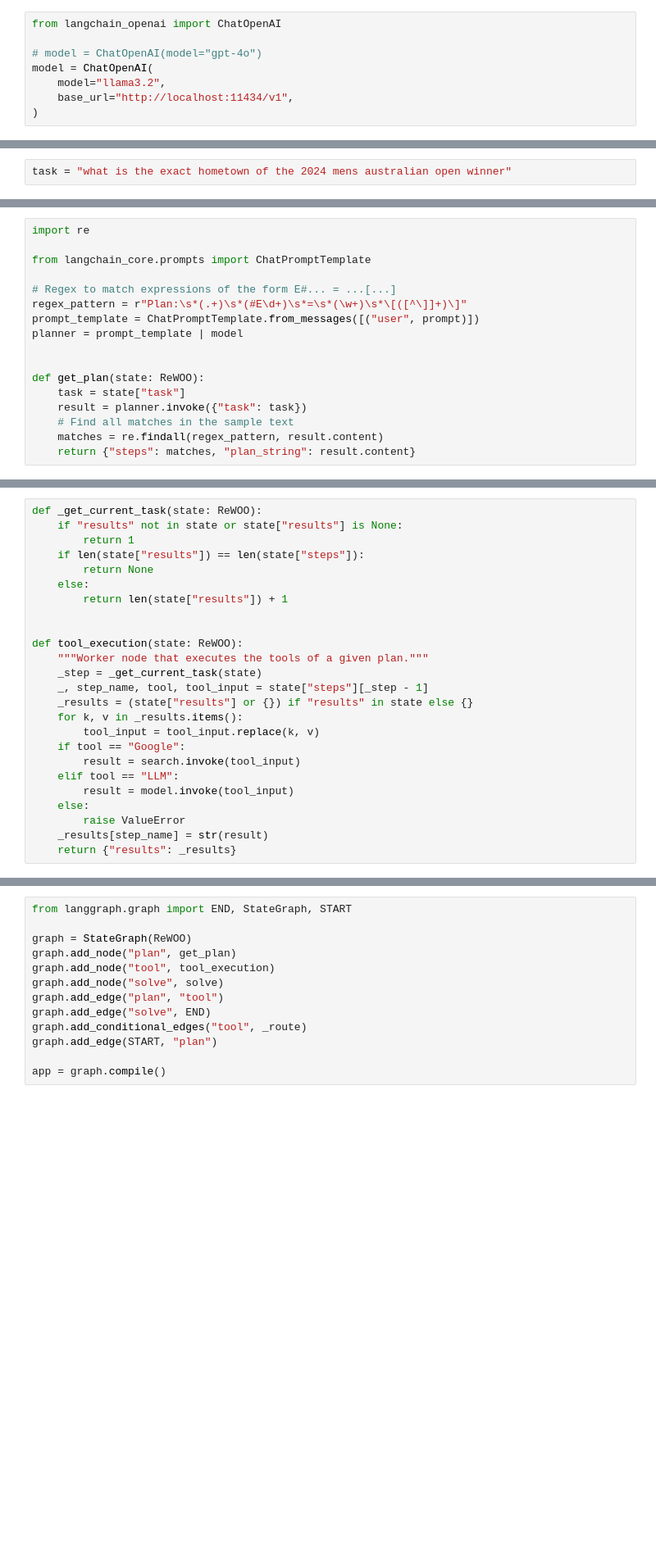
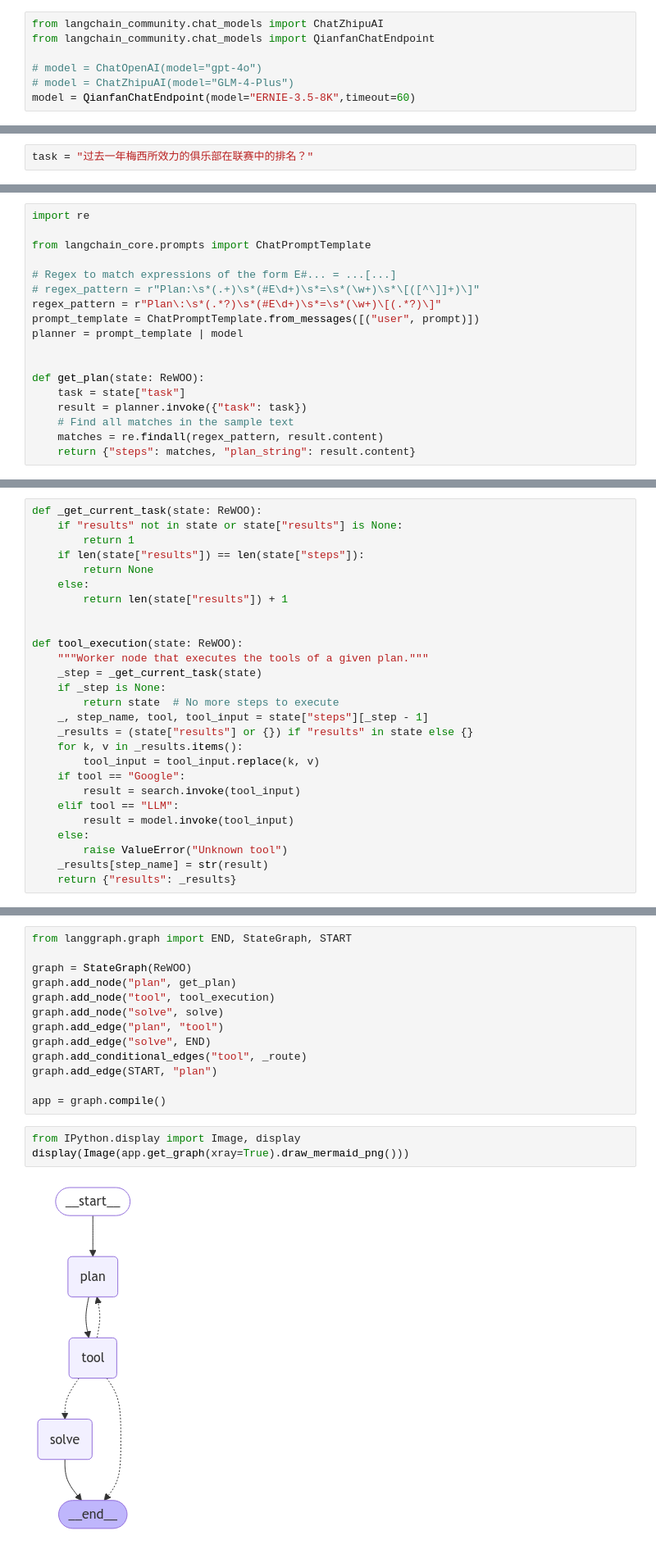
Before and after one commit to feuyeux/hello-langgraph, a Jupyter notebook: rewoo.ipynb, the cells around one changed output, grey strips where cells are left out. Shown: that part at 82% size. Cells and saved outputs as stored; diff of their text form; blank space fills up the shorter version.

```diff
--- a/rewoo.ipynb
+++ b/rewoo.ipynb
@@ -65,13 +67,12 @@ Our example agent will have two tools:
 
 The LLM tool receives less of the prompt context and so can be more token-efficient than the ReACT paradigm.
 # %%
-from langchain_openai import ChatOpenAI
+from langchain_community.chat_models import ChatZhipuAI
+from langchain_community.chat_models import QianfanChatEndpoint
 
 # model = ChatOpenAI(model="gpt-4o")
-model = ChatOpenAI(
-    model="llama3.2",
-    base_url="http://localhost:11434/v1",
-)
+# model = ChatZhipuAI(model="GLM-4-Plus")
+model = QianfanChatEndpoint(model="ERNIE-3.5-8K",timeout=60)
 # %%
 prompt = """For the following task, make plans that can solve the problem step by step. For each plan, indicate \
 which external tool together with tool input to retrieve evidence. You can store the evidence into a \
@@ -98,7 +99,7 @@ Describe your plans with rich details. Each Plan should be followed by only one
 
 Task: {task}"""
 # %%
-task = "what is the exact hometown of the 2024 mens australian open winner"
+task = "过去一年梅西所效力的俱乐部在联赛中的排名？"
 # %%
 result = model.invoke(prompt.format(task=task))
 # %%
@@ -114,7 +133,8 @@ import re
 from langchain_core.prompts import ChatPromptTemplate
 
 # Regex to match expressions of the form E#... = ...[...]
-regex_pattern = r"Plan:\s*(.+)\s*(#E\d+)\s*=\s*(\w+)\s*\[([^\]]+)\]"
+# regex_pattern = r"Plan:\s*(.+)\s*(#E\d+)\s*=\s*(\w+)\s*\[([^\]]+)\]"
+regex_pattern = r"Plan\:\s*(.*?)\s*(#E\d+)\s*=\s*(\w+)\[(.*?)\]"
 prompt_template = ChatPromptTemplate.from_messages([("user", prompt)])
 planner = prompt_template | model
 
@@ -148,6 +168,8 @@ def _get_current_task(state: ReWOO):
 def tool_execution(state: ReWOO):
     """Worker node that executes the tools of a given plan."""
     _step = _get_current_task(state)
+    if _step is None:
+        return state  # No more steps to execute
     _, step_name, tool, tool_input = state["steps"][_step - 1]
     _results = (state["results"] or {}) if "results" in state else {}
     for k, v in _results.items():
@@ -157,7 +179,7 @@ def tool_execution(state: ReWOO):
     elif tool == "LLM":
         result = model.invoke(tool_input)
     else:
-        raise ValueError
+        raise ValueError("Unknown tool")
     _results[step_name] = str(result)
     return {"results": _results}
 # %% [markdown]
@@ -215,6 +237,11 @@ graph.add_conditional_edges("tool", _route)
 graph.add_edge(START, "plan")
 
 app = graph.compile()
+# %%
+from IPython.display import Image, display
+display(Image(app.get_graph(xray=True).draw_mermaid_png()))
+# %% [output]
+[figure, added]
 # %%
 for s in app.stream({"task": task}):
     print(s)
```
Also changed, not shown: parts of 5 cells of this notebook, 5 other files.
